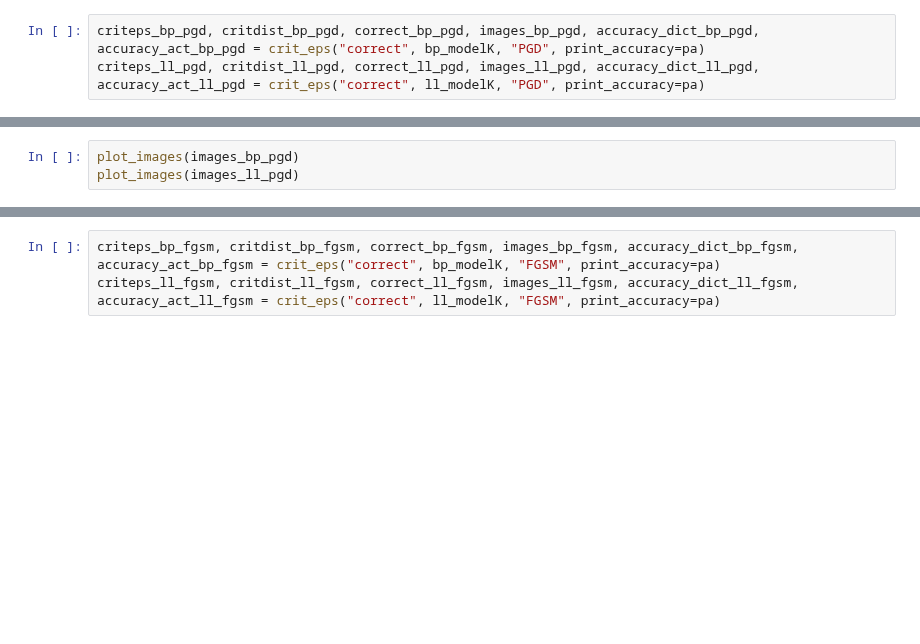
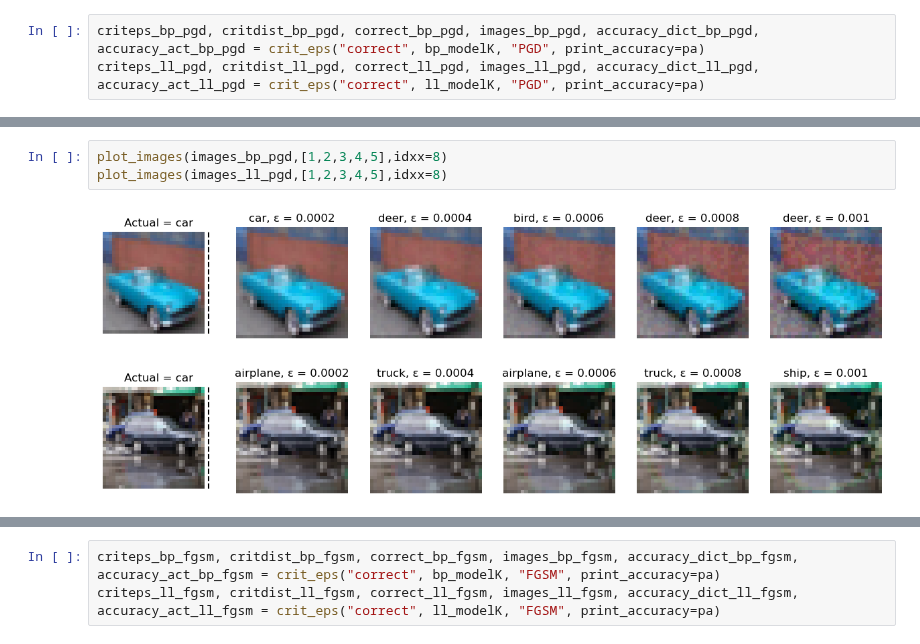
Before and after one commit to holzhauk/LocalLearning, a Jupyter notebook: notebooks/Attacks and boxplots .ipynb, the cells around one changed output, grey strips where cells are left out. Saved outputs shown, nothing was run; the diff lists cells and outputs as text; blank space fills up the shorter version.

```diff
--- a/notebooks/Attacks and boxplots .ipynb
+++ b/notebooks/Attacks and boxplots .ipynb
@@ -354,6 +356,9 @@ plot_accuracy_vs_epsilon(accuracy_dict_ll_pgd, accuracy_act_ll_pgd, "ll")
 # %%
-plot_images(images_bp_pgd)
-plot_images(images_ll_pgd)
+plot_images(images_bp_pgd,[1,2,3,4,5],idxx=8)
+plot_images(images_ll_pgd,[1,2,3,4,5],idxx=8)
+# %% [output]
+[figure, added]
+[figure, added]
 # %%
 boxplot(criteps_ll_pgd, criteps_bp_pgd, "PGD", "eps")
 boxplot(critdist_ll_pgd, critdist_bp_pgd, "PGD", "dist")
```
Also changed, not shown: parts of 16 cells of this notebook.
